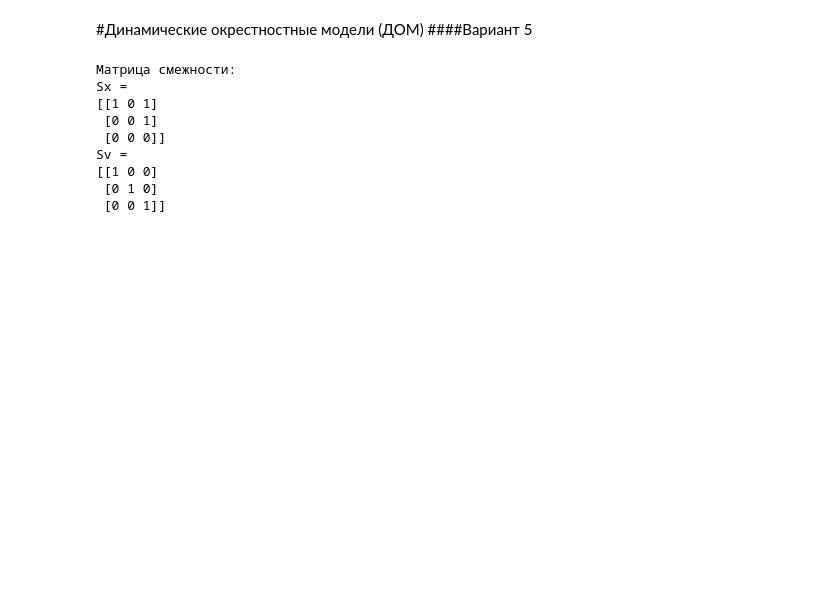
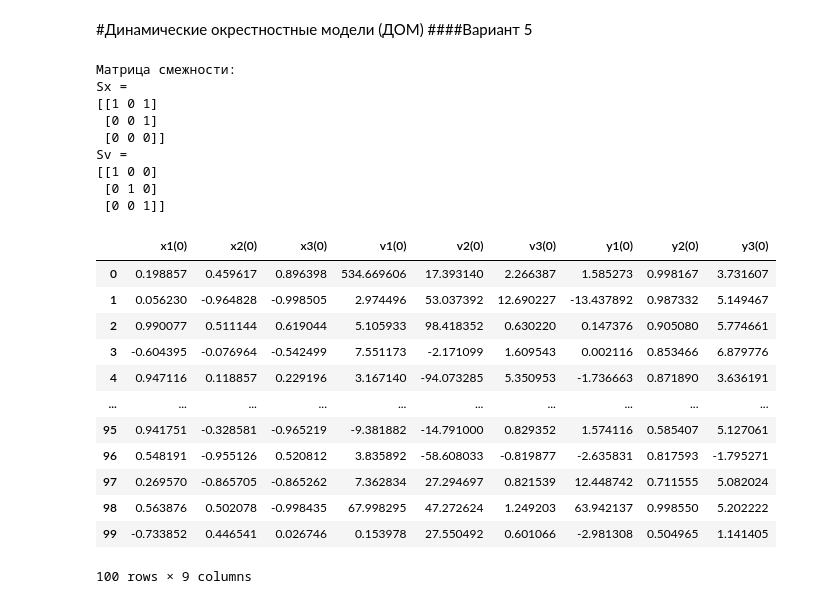
Before and after one commit to Viktory4121/MORD, a Jupyter notebook: ДОМ.ipynb, the cells around one changed output. Saved outputs shown, nothing was run; the diff lists cells and outputs as text; code cells hidden in the pictures; blank space fills up the shorter version.

```diff
--- a/ДОМ.ipynb
+++ b/ДОМ.ipynb
@@ -100,6 +111,37 @@ def BenIsrael(A, eps):
     i += 1
 
   return A1
+
+#=================================================================
+#count(x, v, y)
+def createDOM(functions):
+  table = []
+  columns = ['x1(0)', 'x2(0)', 'x3(0)', 'v1(0)', 'v2(0)', 'v3(0)', 'y1(0)', 'y2(0)', 'y3(0)']
+  for i in range(len(functions)):
+    table.append(createVariants(functions[i]))
+
+  table = pd.DataFrame(np.matrix(table).T, columns = columns)
+  return table
+
+def createColumns(steps):
+
+  return 0
+# %%
+createDOM(functions)
+# %% [output]
+|  | x1(0) | x2(0) | x3(0) | v1(0) | v2(0) | v3(0) | y1(0) | y2(0) | y3(0) |
+| 0 | 0.198857 | 0.459617 | 0.896398 | 534.669606 | 17.393140 | 2.266387 | 1.585273 | 0.998167 | 3.731607 |
+| 1 | 0.056230 | -0.964828 | -0.998505 | 2.974496 | 53.037392 | 12.690227 | -13.437892 | 0.987332 | 5.149467 |
+| 2 | 0.990077 | 0.511144 | 0.619044 | 5.105933 | 98.418352 | 0.630220 | 0.147376 | 0.905080 | 5.774661 |
+| 3 | -0.604395 | -0.076964 | -0.542499 | 7.551173 | -2.171099 | 1.609543 | 0.002116 | 0.853466 | 6.879776 |
+| 4 | 0.947116 | 0.118857 | 0.229196 | 3.167140 | -94.073285 | 5.350953 | -1.736663 | 0.871890 | 3.636191 |
+| ... | ... | ... | ... | ... | ... | ... | ... | ... | ... |
+| 95 | 0.941751 | -0.328581 | -0.965219 | -9.381882 | -14.791000 | 0.829352 | 1.574116 | 0.585407 | 5.127061 |
+| 96 | 0.548191 | -0.955126 | 0.520812 | 3.835892 | -58.608033 | -0.819877 | -2.635831 | 0.817593 | -1.795271 |
+| 97 | 0.269570 | -0.865705 | -0.865262 | 7.362834 | 27.294697 | 0.821539 | 12.448742 | 0.711555 | 5.082024 |
+| 98 | 0.563876 | 0.502078 | -0.998435 | 67.998295 | 47.272624 | 1.249203 | 63.942137 | 0.998550 | 5.202222 |
+| 99 | -0.733852 | 0.446541 | 0.026746 | 0.153978 | 27.550492 | 0.601066 | -2.981308 | 0.504965 | 1.141405 |
+100 rows × 9 columns
 # %%
 table_t0 = pd.DataFrame()
 #column = ['x1(0)', 'x2(0)', 'x3(0)', 'v1(0)', 'v2(0)', 'v3(0)']
```
Also changed, not shown: parts of 3 cells of this notebook.
